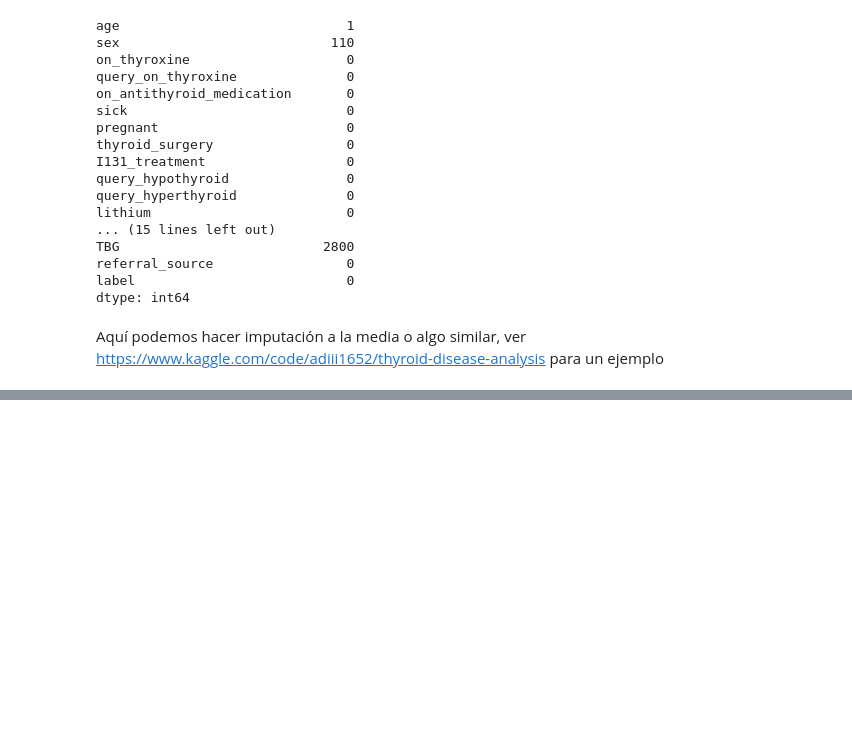
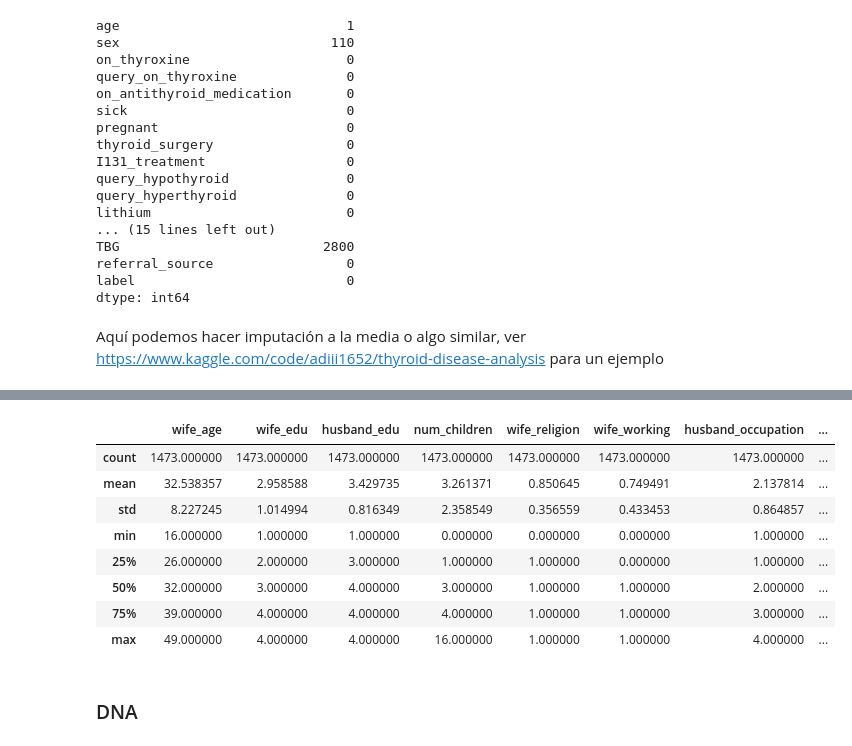
Before and after one commit to pablogormi/TFM, a Jupyter notebook: codigo/main.ipynb, the cells around one changed output, grey strips where cells are left out. Drawn from its saved outputs; the diff is of its cells as text; code cells hidden in the pictures; blank space fills up the shorter version.

```diff
--- a/codigo/main.ipynb
+++ b/codigo/main.ipynb
@@ -247,0 +249,6 @@ model = TINTO(problem="classification", blur=True)
+# %%
+df = pd.read_csv("datasets/cmc/cmc.csv", header=None)
+
+df.columns = ["wife_age", "wife_edu", "husband_edu", "num_children", "wife_religion", "wife_working", "husband_occupation", "standard_of_living_index", "media_exposure", "contraceptive_method"]
+
+df.head()
@@ -247,0 +262,14 @@ model = TINTO(problem="classification", blur=True)
+# %%
+df.describe()
+# %% [output]
+|  | wife_age | wife_edu | husband_edu | num_children | wife_religion | wife_working | husband_occupation | ... |
+| count | 1473.000000 | 1473.000000 | 1473.000000 | 1473.000000 | 1473.000000 | 1473.000000 | 1473.000000 | ... |
+| mean | 32.538357 | 2.958588 | 3.429735 | 3.261371 | 0.850645 | 0.749491 | 2.137814 | ... |
+| std | 8.227245 | 1.014994 | 0.816349 | 2.358549 | 0.356559 | 0.433453 | 0.864857 | ... |
+| min | 16.000000 | 1.000000 | 1.000000 | 0.000000 | 0.000000 | 0.000000 | 1.000000 | ... |
+| 25% | 26.000000 | 2.000000 | 3.000000 | 1.000000 | 1.000000 | 0.000000 | 1.000000 | ... |
+| 50% | 32.000000 | 3.000000 | 4.000000 | 3.000000 | 1.000000 | 1.000000 | 2.000000 | ... |
+| 75% | 39.000000 | 4.000000 | 4.000000 | 4.000000 | 1.000000 | 1.000000 | 3.000000 | ... |
+| max | 49.000000 | 4.000000 | 4.000000 | 16.000000 | 1.000000 | 1.000000 | 4.000000 | ... |
+# %% [markdown]
+### DNA
```
Also changed, not shown: parts of 10 cells of this notebook, 2 other files.
